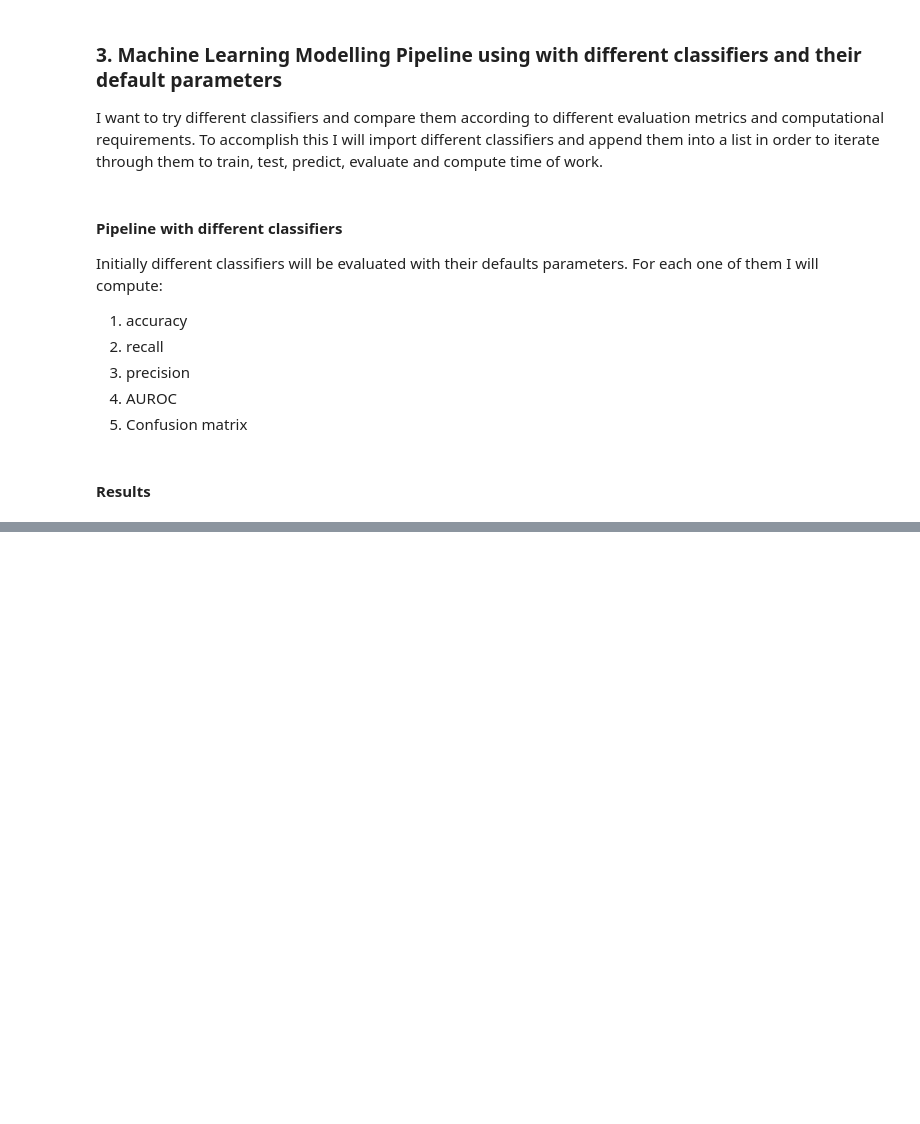
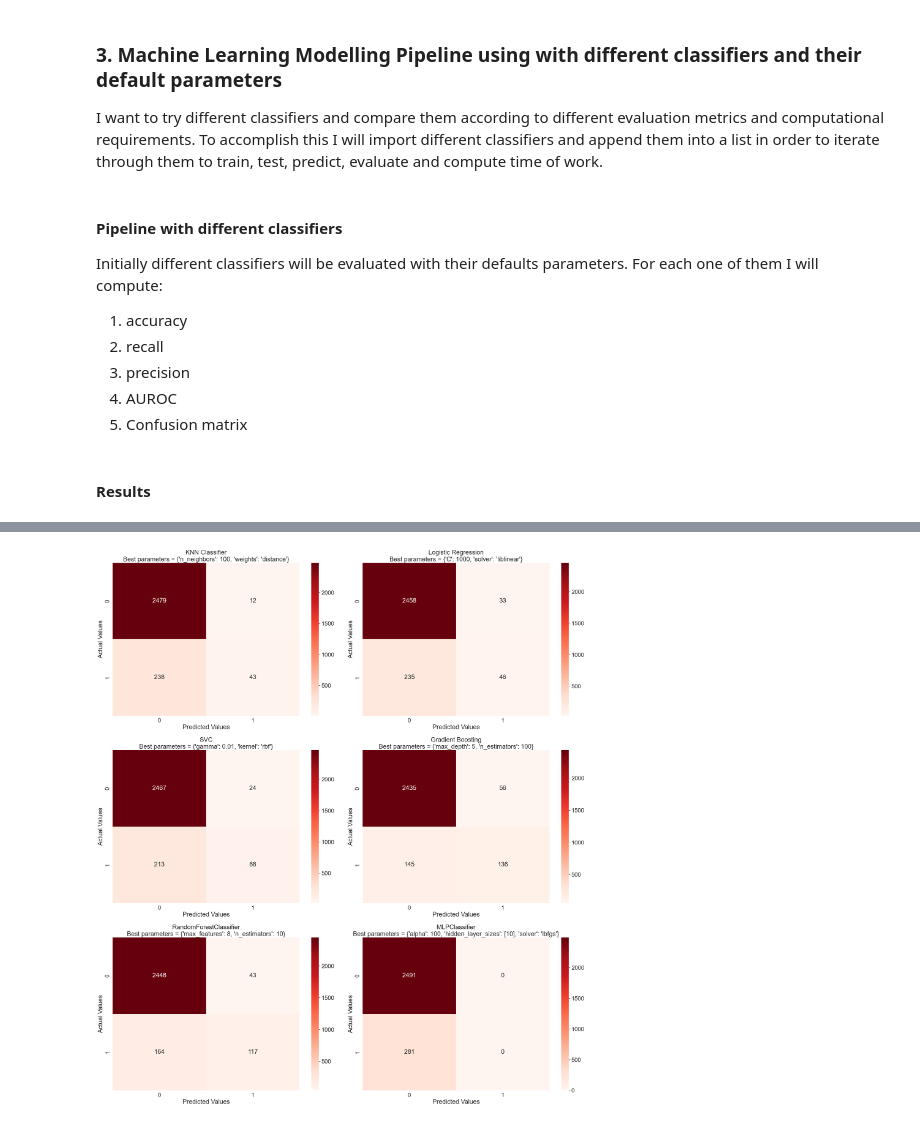
Before and after one commit to valkanoise/Applied-Data-Science-with-Python-Specialization, a Jupyter notebook: Course 3 - Applied Machine Learning in Python/Module 4 Supervised learning part II/Project.ipynb, the cells around one changed output, grey strips where cells are left out. Saved outputs shown, nothing was run; the diff lists cells and outputs as text; code cells hidden in the pictures; blank space fills up the shorter version.

```diff
--- a/Course 3 - Applied Machine Learning in Python/Module 4 Supervised learning part II/Project.ipynb
+++ b/Course 3 - Applied Machine Learning in Python/Module 4 Supervised learning part II/Project.ipynb
@@ -254,7 +264,9 @@ from sklearn.metrics import roc_auc_score
 import timeit
 
 model_list = ["Dummy Classifier", "KNN Classifier", "Logistic Regression", "SVC", "Decision Tree", "Gaussian Naive Bayes",
-            "Random Forest", "Gradient Boosting","MLP Classifier"]
+            "RandomForestClassifier", "Gradient Boosting","MLPClassifier"]
+
+
 acc_list =[]
 auc_list = []
 cm_list = []
@@ -338,29 +366,28 @@ grid_values2.append({'solver':['liblinear'],
                      'C': [0.001,0.1,1,100,1000]})
 
 model_pipeline2.append(SVC(probability=True))
-grid_values2.append({'kernel':['linear', 'poly', 'rbf', 'sigmoid', 'precomputed'],
-                     'degree':[3, 5, 10],
-                     'gamma': [0.00001, 0.0001, 0.001, 0.01, 0.1, 1, 5]})
+grid_values2.append({'kernel':['rbf'],
+                     'gamma': [0.01, 0.1, 1]})
 
 model_pipeline2.append(GradientBoostingClassifier())
-grid_values2.append({'learning_rate': [3, 1, 0.1, 0.01, 0.01],
-                     'n_estimators': [10, 100],
-                     'max_depth': [3, 5, 10]})
+grid_values2.append({'n_estimators': [10, 100],
+                     'max_depth': [3, 5]})
 
 model_pipeline2.append(RandomForestClassifier())
-grid_values2.append({'n_estimators': [10, 50, 100, 200],
-                     'criterion' : ['gini', 'entropy', 'log_loss'],
-                     'max_depthint':[5, 10, None]})
+grid_values2.append({'n_estimators': [1, 5, 10],
+                     'max_features':[4, 8]})
 
 model_pipeline2.append(MLPClassifier())
 grid_values2.append({'solver':['lbfgs'],
-                    'hidden_layer_sizes': [(2,2), (3,3), (5,5)],
-                    'alpha': [0.001, 0.01, 0.1, 1],
-                    'activation': ["logistic", "relu", "Tanh"]})
+                    'hidden_layer_sizes': [[10], [10,10]],
+                    'alpha': [0.0001, 1.0, 100]})
 
 
 
-model_list2 = ["KNN Classifier", "Logistic Regression", "SVC", "Gradient Boosting", "RandomForestClassifier", "MLPClassifier"]
+model_list2 = ["KNN Classifier", "Logistic Regression", "SVC", "Gradient Boosting", "RandomForestClassifier",
+               "MLPClassifier"]
+
+
 acc_list2 =[]
 auc_list2 = []
 cm_list2 = []
@@ -368,6 +395,8 @@ time_list2 = []
 recall_list2 = []
 precision_list2 = []
 best_params_list= []
+gridsearch_time_list = []
+
 
 for model,parameters in zip(model_pipeline2, grid_values2):
     # Some models work better with scaled datasets
@@ -378,7 +407,8 @@ for model,parameters in zip(model_pipeline2, grid_values2):
     # Here I do the grid search process
     # Time is not computed while te best_params_ are searched
     initial_time = timeit.default_timer()
-    clf = GridSearchCV(model, param_grid = parameters, scoring = 'roc_auc')
+    #clf = GridSearchCV(model, param_grid = parameters, scoring = 'roc_auc')
+    clf = GridSearchCV(model, param_grid = parameters, scoring = 'recall')
 
     # Once the best_params_ have been found I start computing the time required for the training, predictions and metrics
     start = timeit.default_timer()
@@ -394,5 +424,7 @@ for model,parameters in zip(model_pipeline2, grid_values2):
     best_params_list.append(clf.best_params_)
     end = timeit.default_timer()
     gridsearch_time = start - initial_time
+    gridsearch_time_list.append(gridsearch_time)
     total_time = end - start
     time_list2.append(total_time)
+    print(model) # Just to see in the screen where the process is working
@@ -401,12 +465,16 @@ cm_list2
 # %%
 fig = plt.figure(figsize=(27,30))
 for i in range(len(cm_list2)):
     cm = cm_list2[i]
     model = model_list2[i]
     best_params =f'\nBest parameters = {best_params_list[i]}'
     sub = fig.add_subplot(3,2, i+1).set_title(model + best_params)
     sns.set(font_scale=2)
     cm_plot = sns.heatmap(cm, annot=True, fmt='g', cmap = "Reds")
     cm_plot.set_xlabel("Predicted Values")
     cm_plot.set_ylabel("Actual Values")
+
+plt.tight_layout()
+# %% [output]
+[figure, added]
 # %%
```
Also changed, not shown: parts of 33 cells of this notebook, 1 other file.
